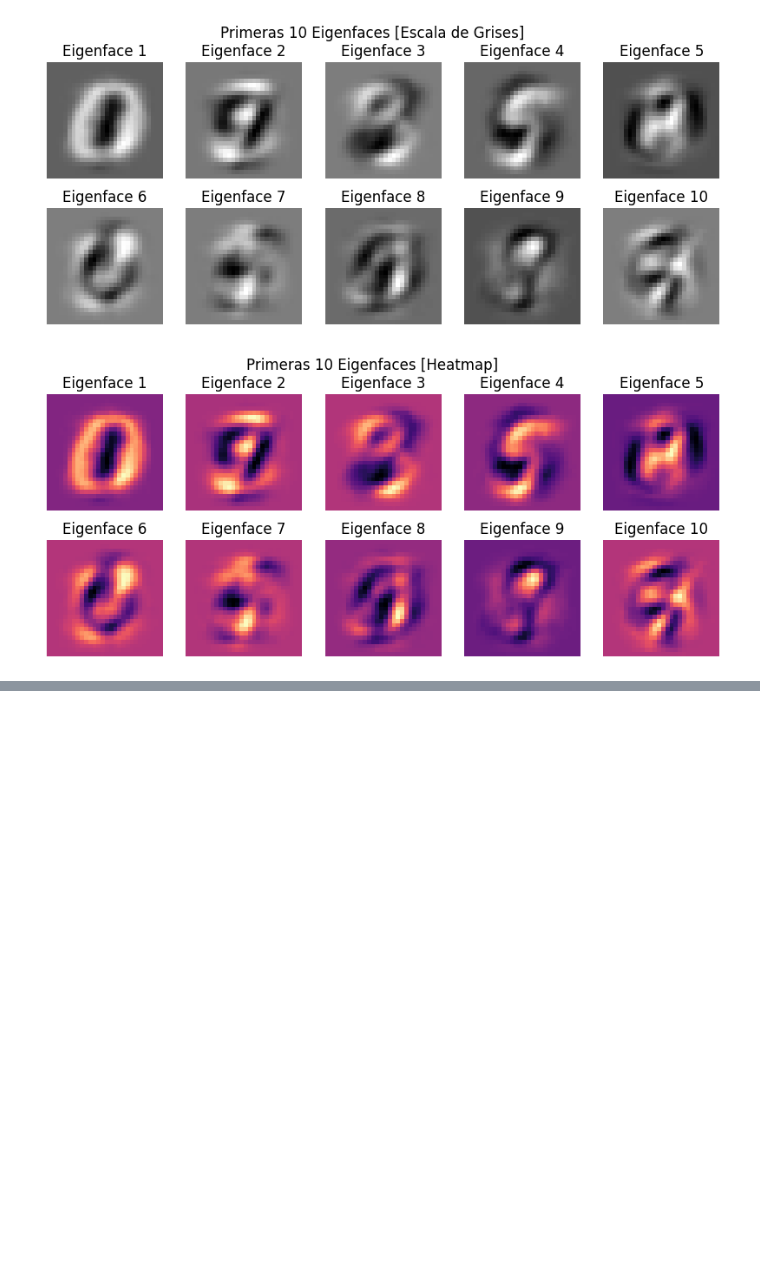
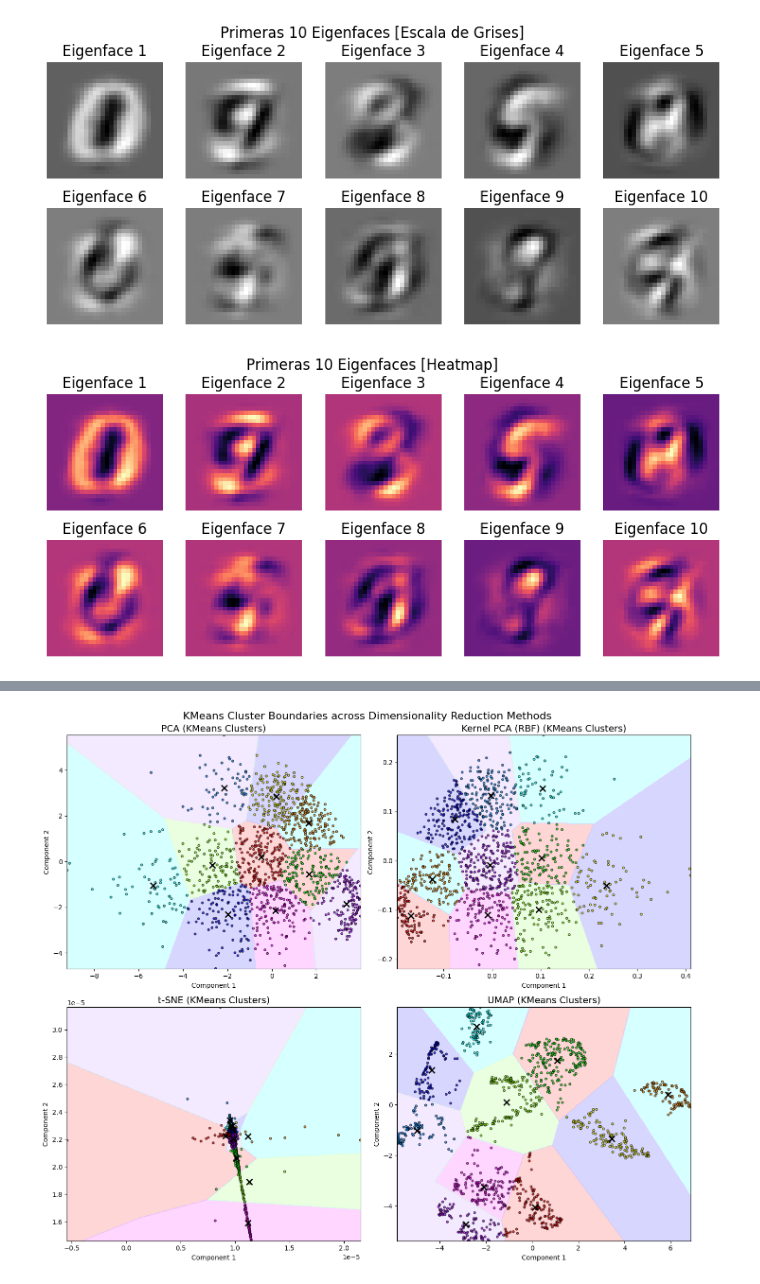
Before and after one commit to JuanJGalindo/ML-Theory, a Jupyter notebook: Tarea6/ReduccionDimension.ipynb, the cells around one changed output, grey strips where cells are left out. Drawn from its saved outputs; the diff is of its cells as text; code cells hidden in the pictures; blank space fills up the shorter version.

```diff
--- a/Tarea6/ReduccionDimension.ipynb
+++ b/Tarea6/ReduccionDimension.ipynb
@@ -721,0 +726,83 @@ plt.show()
+# %%
+import numpy as np
+import pandas as pd
+from matplotlib.colors import ListedColormap
+from cuml.cluster import KMeans
+from sklearn.metrics import silhouette_score
+from cuml.decomposition import PCA
+from sklearn.decomposition import KernelPCA
+from cuml.manifold import UMAP, TSNE
+
+# Reduction Functions
+def reducePCA(X):
+  model = PCA(n_components=2)
+  return model.fit_transform(X)
+
+def reduceKPCA(X):
+  model = KernelPCA(n_components=2, kernel='rbf')
+  return model.fit_transform(X)
+
+def reduceTSNE(X):
+  model = TSNE(n_components=2)
+  return model.fit_transform(X)
+
+def reduceUMAP(X):
+  model = UMAP(n_components=2)
+  return model.fit_transform(X)
+
+# Dimensionality Reduction Methods
+methods = {
+    'PCA': reducePCA(X_train),
+    'Kernel PCA (RBF)': reduceKPCA(X_train),
+    't-SNE': reduceTSNE(X_train),
+    'UMAP': reduceUMAP(X_train)
+}
+
+# Cluster with KMeans (10 clusters for digits)
+kmeans_models = {name: KMeans(n_clusters=10, init='scalable-k-means++', random_state=42, n_init=10).fit(Xr)
+                 for name, Xr in methods.items()}
+
+# Decision Boundaries Plot
+fig, axes = plt.subplots(2, 2, figsize=(14, 12))
+axes = axes.ravel()
+
+cmap_light = ListedColormap([
+    '#FFBBBB', '#BBFFBB', '#BBBBFF', '#FFFFBB', '#FFBBFF',
+    '#BBFFFF', '#FFDDCC', '#DDFFCC', '#CCDDFF', '#EEDDFF'
+])
+cmap_bold = ListedColormap([
+    '#FF0000', '#00FF00', '#0000FF', '#FFFF00', '#FF00FF',
+    '#00FFFF', '#FF8800', '#88FF00', '#0088FF', '#AA00FF'
+])
+
+for ax, (name, Xr) in zip(axes, methods.items()):
+    kmeans = kmeans_models[name]
+
+    # Define meshgrid for decision boundaries
+    x_min, x_max = Xr[:, 0].min(), Xr[:, 0].max()
+    y_min, y_max = Xr[:, 1].min(), Xr[:, 1].max()
+    xx, yy = np.meshgrid(np.linspace(x_min, x_max, 400),
+                         np.linspace(y_min, y_max, 400))
+
+    # Predict cluster label for each point in the grid
+    Z = kmeans.predict(np.c_[xx.ravel(), yy.ravel()])
+    Z = Z.reshape(xx.shape)
+
+    # Plot decision boundaries
+    ax.contourf(xx, yy, Z, cmap=cmap_light, alpha=0.6)
+
+    # Plot projected data
+    sc = ax.scatter(Xr[:, 0], Xr[:, 1], c=kmeans.labels_, cmap=cmap_bold, s=10, edgecolor='k', alpha=0.7)
+
+    # Plot cluster centers
+    centers = kmeans.cluster_centers_
+    ax.scatter(centers[:, 0], centers[:, 1], c='black', s=80, marker='x', linewidths=2)
+
+    ax.set_title(f"{name} (KMeans Clusters)", fontsize=14)
+    ax.set_xlabel("Component 1")
+    ax.set_ylabel("Component 2")
+
+plt.suptitle("KMeans Cluster Boundaries across Dimensionality Reduction Methods", fontsize=16)
+plt.tight_layout()
+plt.show()
+# %% [output]
@@ -721,0 +810 @@ plt.show()
+[figure, added]
```
Also changed, not shown: parts of 9 cells of this notebook.
